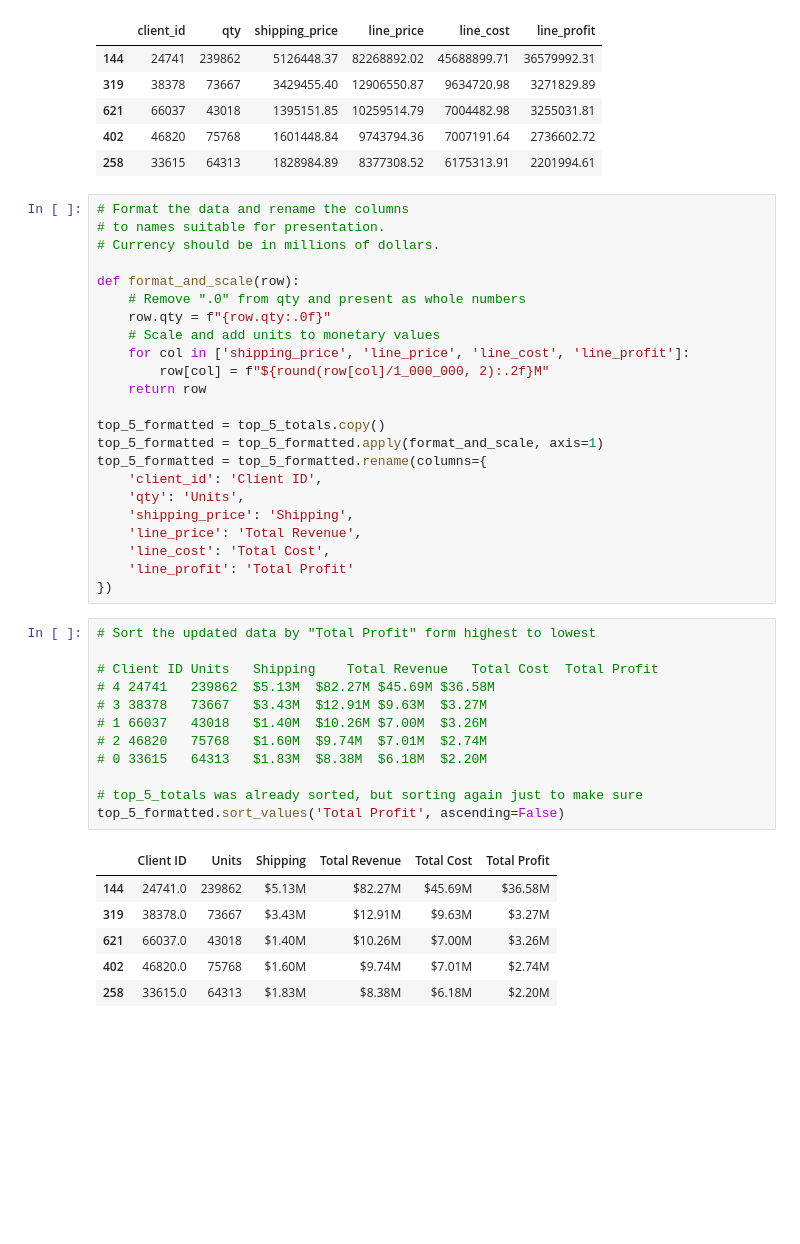
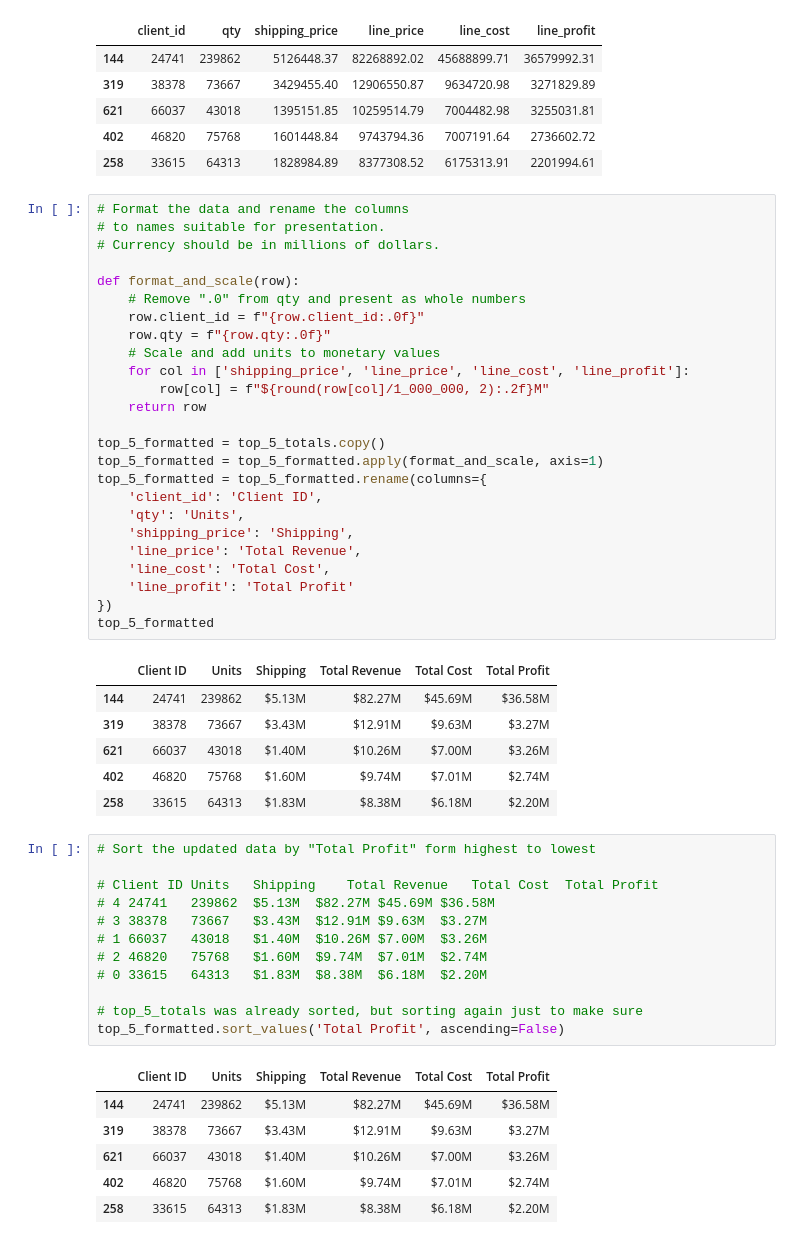
Before and after one commit to Kibble/pandas-challenge-1, a Jupyter notebook: module_4_challenge.ipynb, the cells around one changed output. Cells and saved outputs as stored; diff of their text form; blank space fills up the shorter version.

```diff
--- a/module_4_challenge.ipynb
+++ b/module_4_challenge.ipynb
@@ -342,26 +342,35 @@ top_5_totals
 # %%
 # Format the data and rename the columns
 # to names suitable for presentation.
 # Currency should be in millions of dollars.
 
 def format_and_scale(row):
     # Remove ".0" from qty and present as whole numbers
+    row.client_id = f"{row.client_id:.0f}"
     row.qty = f"{row.qty:.0f}"
     # Scale and add units to monetary values
     for col in ['shipping_price', 'line_price', 'line_cost', 'line_profit']:
         row[col] = f"${round(row[col]/1_000_000, 2):.2f}M"
     return row
 
 top_5_formatted = top_5_totals.copy()
 top_5_formatted = top_5_formatted.apply(format_and_scale, axis=1)
 top_5_formatted = top_5_formatted.rename(columns={
     'client_id': 'Client ID',
     'qty': 'Units',
     'shipping_price': 'Shipping',
     'line_price': 'Total Revenue',
     'line_cost': 'Total Cost',
     'line_profit': 'Total Profit'
 })
+top_5_formatted
+# %% [output]
+|  | Client ID | Units | Shipping | Total Revenue | Total Cost | Total Profit |
+| 144 | 24741 | 239862 | $5.13M | $82.27M | $45.69M | $36.58M |
+| 319 | 38378 | 73667 | $3.43M | $12.91M | $9.63M | $3.27M |
+| 621 | 66037 | 43018 | $1.40M | $10.26M | $7.00M | $3.26M |
+| 402 | 46820 | 75768 | $1.60M | $9.74M | $7.01M | $2.74M |
+| 258 | 33615 | 64313 | $1.83M | $8.38M | $6.18M | $2.20M |
 # %%
 # Sort the updated data by "Total Profit" form highest to lowest
 
@@ -376,8 +385,8 @@ top_5_formatted = top_5_formatted.rename(columns={
 top_5_formatted.sort_values('Total Profit', ascending=False)
 # %% [output]
 |  | Client ID | Units | Shipping | Total Revenue | Total Cost | Total Profit |
-| 144 | 24741.0 | 239862 | $5.13M | $82.27M | $45.69M | $36.58M |
-| 319 | 38378.0 | 73667 | $3.43M | $12.91M | $9.63M | $3.27M |
-| 621 | 66037.0 | 43018 | $1.40M | $10.26M | $7.00M | $3.26M |
-| 402 | 46820.0 | 75768 | $1.60M | $9.74M | $7.01M | $2.74M |
-| 258 | 33615.0 | 64313 | $1.83M | $8.38M | $6.18M | $2.20M |
+| 144 | 24741 | 239862 | $5.13M | $82.27M | $45.69M | $36.58M |
+| 319 | 38378 | 73667 | $3.43M | $12.91M | $9.63M | $3.27M |
+| 621 | 66037 | 43018 | $1.40M | $10.26M | $7.00M | $3.26M |
+| 402 | 46820 | 75768 | $1.60M | $9.74M | $7.01M | $2.74M |
+| 258 | 33615 | 64313 | $1.83M | $8.38M | $6.18M | $2.20M |
```
Also changed, not shown: parts of 1 cell of this notebook.
